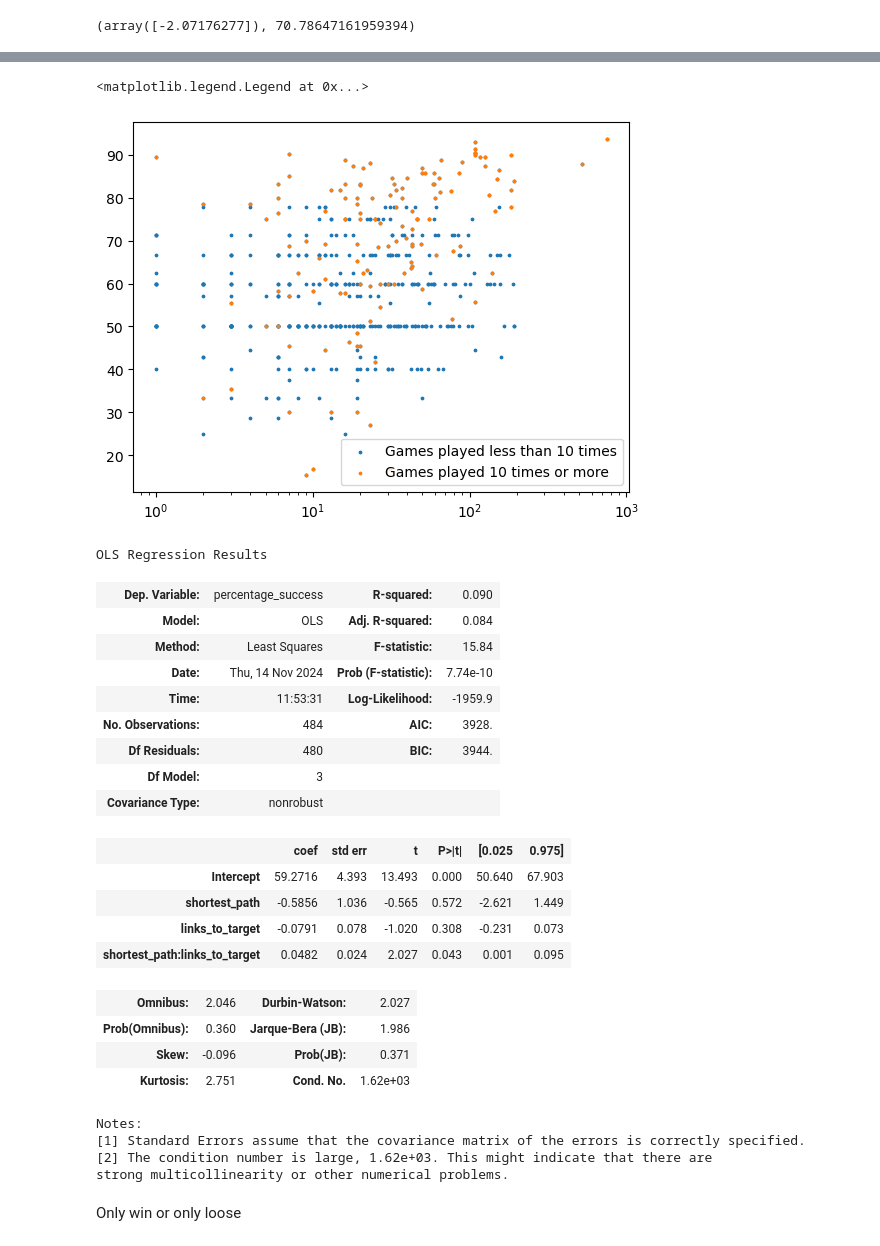
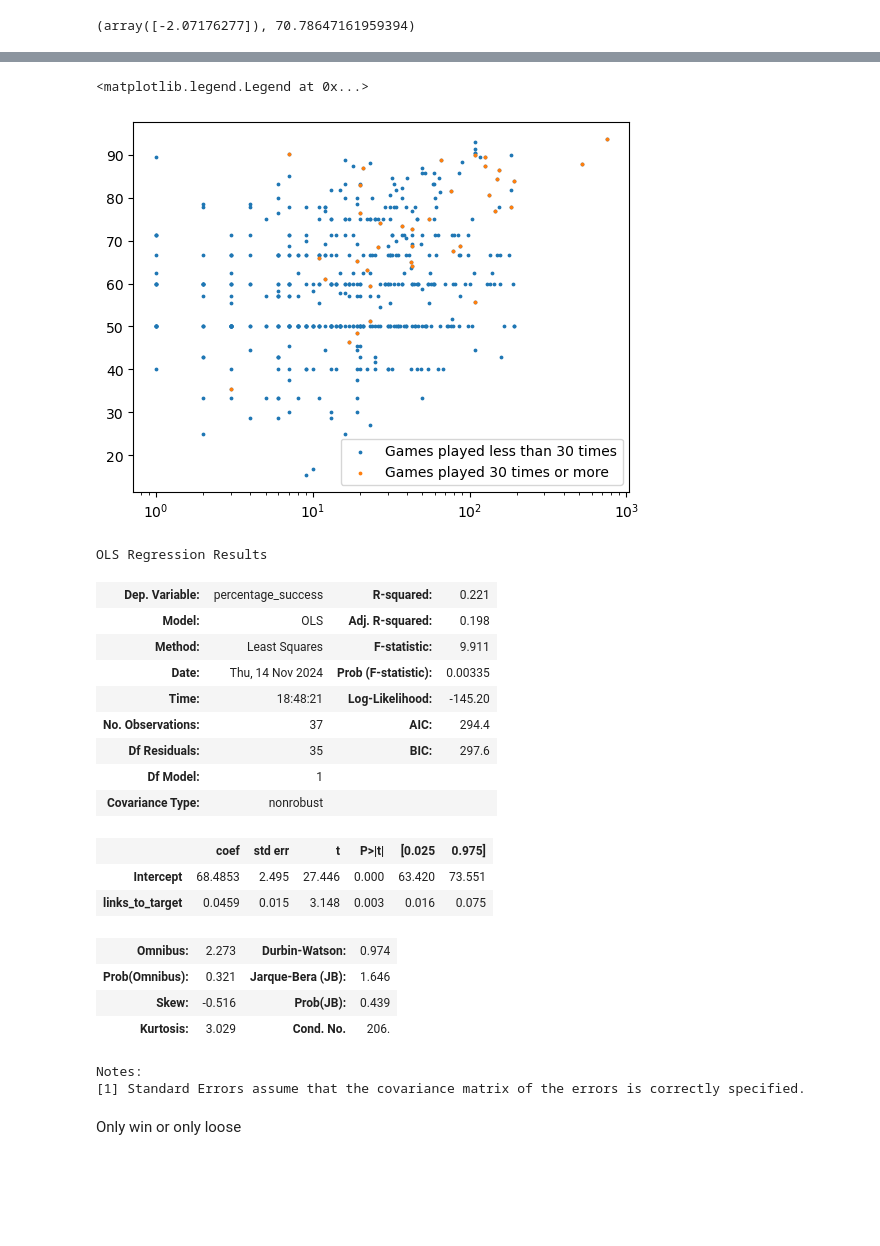
Before and after one commit to epfl-ada/ada-2024-project-outlier-1, a Jupyter notebook: part1_analysis.ipynb, the cells around one changed output, grey strips where cells are left out. Cells and saved outputs as stored; diff of their text form; code cells hidden in the pictures; blank space fills up the shorter version.

```diff
--- a/part1_analysis.ipynb
+++ b/part1_analysis.ipynb
@@ -435,7 +436,7 @@ stats_games
 # %% [markdown]
 Let's analyze further these big games
 # %%
-num_games = 10
+num_games = 30
 stats_big_games = stats_games.copy(deep=True).loc[stats_games['tot_games_played']>=num_games].sort_values(by='avg_f_path')
 stats_big_games.describe()
 # %% [output]
@@ -557,35 +558,31 @@ plt.xscale('log')
 plt.legend()
 # %% [output]
 <matplotlib.legend.Legend at 0x...>
-[figure, old version]
+[figure, new version]
 # %%
 
-mod_big = smf.ols(formula='percentage_success ~ shortest_path*links_to_target', data=stats_games)
+mod_big = smf.ols(formula='percentage_success ~ links_to_target', data=stats_big_games)
 mod_big.fit().summary()
 # %% [output]
 OLS Regression Results
-| Dep. Variable: | percentage_success | R-squared: | 0.090 |
-| Model: | OLS | Adj. R-squared: | 0.084 |
-| Method: | Least Squares | F-statistic: | 15.84 |
-| Date: | Thu, 14 Nov 2024 | Prob (F-statistic): | 7.74e-10 |
-| Time: | 11:53:31 | Log-Likelihood: | -1959.9 |
-| No. Observations: | 484 | AIC: | 3928. |
-| Df Residuals: | 480 | BIC: | 3944. |
-| Df Model: | 3 |  |  |
+| Dep. Variable: | percentage_success | R-squared: | 0.221 |
+| Model: | OLS | Adj. R-squared: | 0.198 |
+| Method: | Least Squares | F-statistic: | 9.911 |
+| Date: | Thu, 14 Nov 2024 | Prob (F-statistic): | 0.00335 |
+| Time: | 18:48:21 | Log-Likelihood: | -145.20 |
+| No. Observations: | 37 | AIC: | 294.4 |
+| Df Residuals: | 35 | BIC: | 297.6 |
+| Df Model: | 1 |  |  |
 | Covariance Type: | nonrobust |  |  |
 |  | coef | std err | t | P>|t| | [0.025 | 0.975] |
-| Intercept | 59.2716 | 4.393 | 13.493 | 0.000 | 50.640 | 67.903 |
-| shortest_path | -0.5856 | 1.036 | -0.565 | 0.572 | -2.621 | 1.449 |
-| links_to_target | -0.0791 | 0.078 | -1.020 | 0.308 | -0.231 | 0.073 |
-| shortest_path:links_to_target | 0.0482 | 0.024 | 2.027 | 0.043 | 0.001 | 0.095 |
+| Intercept | 68.4853 | 2.495 | 27.446 | 0.000 | 63.420 | 73.551 |
+| links_to_target | 0.0459 | 0.015 | 3.148 | 0.003 | 0.016 | 0.075 |
-| Omnibus: | 2.046 | Durbin-Watson: | 2.027 |
-| Prob(Omnibus): | 0.360 | Jarque-Bera (JB): | 1.986 |
-| Skew: | -0.096 | Prob(JB): | 0.371 |
-| Kurtosis: | 2.751 | Cond. No. | 1.62e+03 |
+| Omnibus: | 2.273 | Durbin-Watson: | 0.974 |
+| Prob(Omnibus): | 0.321 | Jarque-Bera (JB): | 1.646 |
+| Skew: | -0.516 | Prob(JB): | 0.439 |
+| Kurtosis: | 3.029 | Cond. No. | 206. |
 Notes:
 [1] Standard Errors assume that the covariance matrix of the errors is correctly specified.
-[2] The condition number is large, 1.62e+03. This might indicate that there are
-strong multicollinearity or other numerical problems.
 # %% [markdown]
 Only win or only loose
 # %%
```
Also changed, not shown: parts of 6 cells of this notebook.
